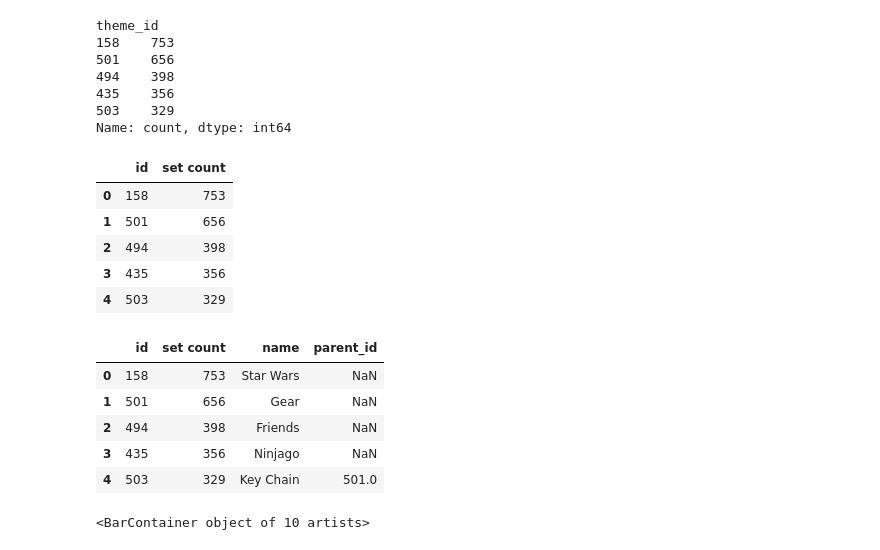
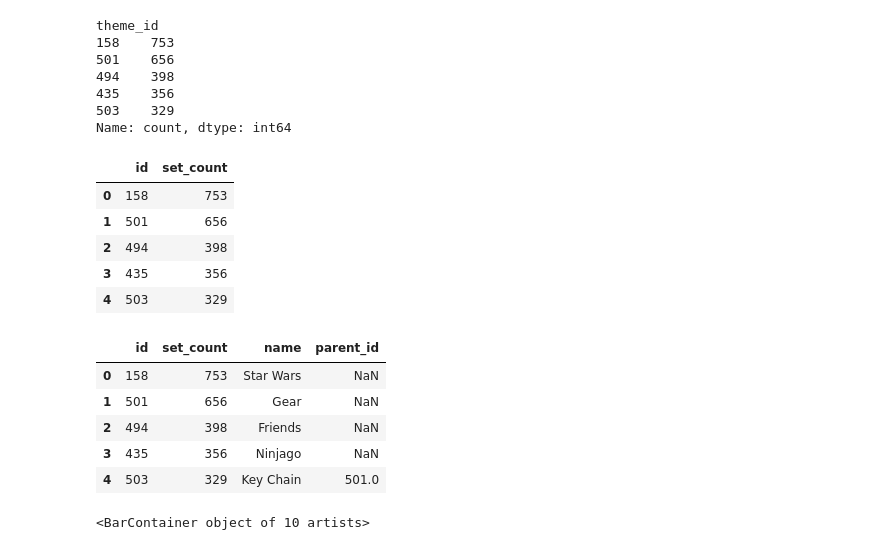
Before and after one commit to luisssSoto/100DifferentProjectsInPython, a Jupyter notebook: Day 74/Lego_Analysis_for_Course_(start).ipynb, the cells around one changed output. Saved outputs shown, nothing was run; the diff lists cells and outputs as text; code cells hidden in the pictures.

```diff
--- a/Day 74/Lego_Analysis_for_Course_(start).ipynb
+++ b/Day 74/Lego_Analysis_for_Course_(start).ipynb
@@ -79,7 +90,7 @@ The <code>sets.csv</code> data contains a list of sets over the years and the nu
 
 **Challenge**: Read the sets.csv data and take a look at the first and last couple of rows.
 # %%
-set_df = pandas.read_csv('data/sets.csv')
+set_df = pd.read_csv('data/sets.csv')
 set_df.head()
 # %% [output]
 |  | set_num | name | year | theme_id | num_parts |
@@ -364,12 +415,14 @@ theme_id
 503    329
 Name: count, dtype: int64
 # %%
-# To make sure we have a column with the name id, I'll convert this Pandas Series into a Pandas DataFrame.
-set_theme_count = pandas.DataFrame({'id': set_theme_count.index,
-                                    'set count': set_theme_count.values})
+# To make sure we have a column with the name id, I'll convert this Pandas Series into
+# a Pandas DataFrame.
+
+set_theme_count = pd.DataFrame({'id': set_theme_count.index,
+                                'set_count': set_theme_count.values})
 set_theme_count.head()
 # %% [output]
-|  | id | set count |
+|  | id | set_count |
 | 0 | 158 | 753 |
 | 1 | 501 | 656 |
 | 2 | 494 | 398 |
@@ -380,10 +433,10 @@ set_theme_count.head()
 # column name on which to merge. This is why we set on='id'. Both our set_theme_count and our themes
 # DataFrames have a column with this name.
 
-merge_df = pandas.merge(set_theme_count, themes, on='id')
+merge_df = pd.merge(set_theme_count, themes_df, on='id')
 merge_df.head()
 # %% [output]
-|  | id | set count | name | parent_id |
+|  | id | set_count | name | parent_id |
 | 0 | 158 | 753 | Star Wars | NaN |
 | 1 | 501 | 656 | Gear | NaN |
 | 2 | 494 | 398 | Friends | NaN |
```
Also changed, not shown: parts of 40 cells of this notebook.
